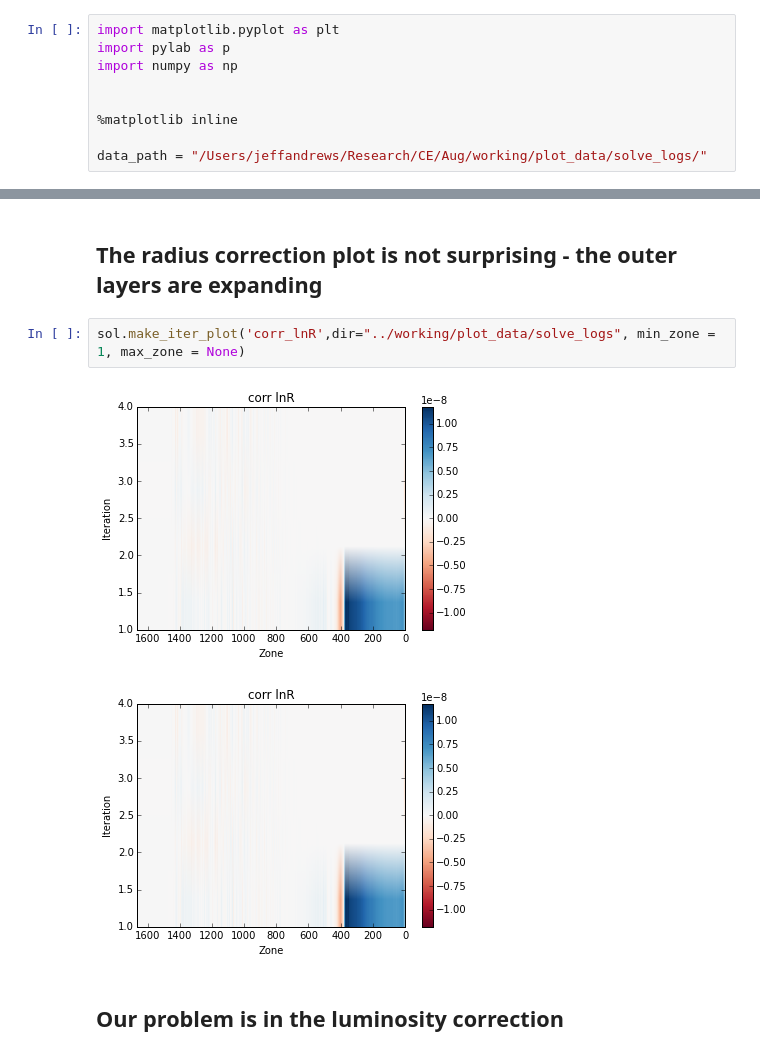
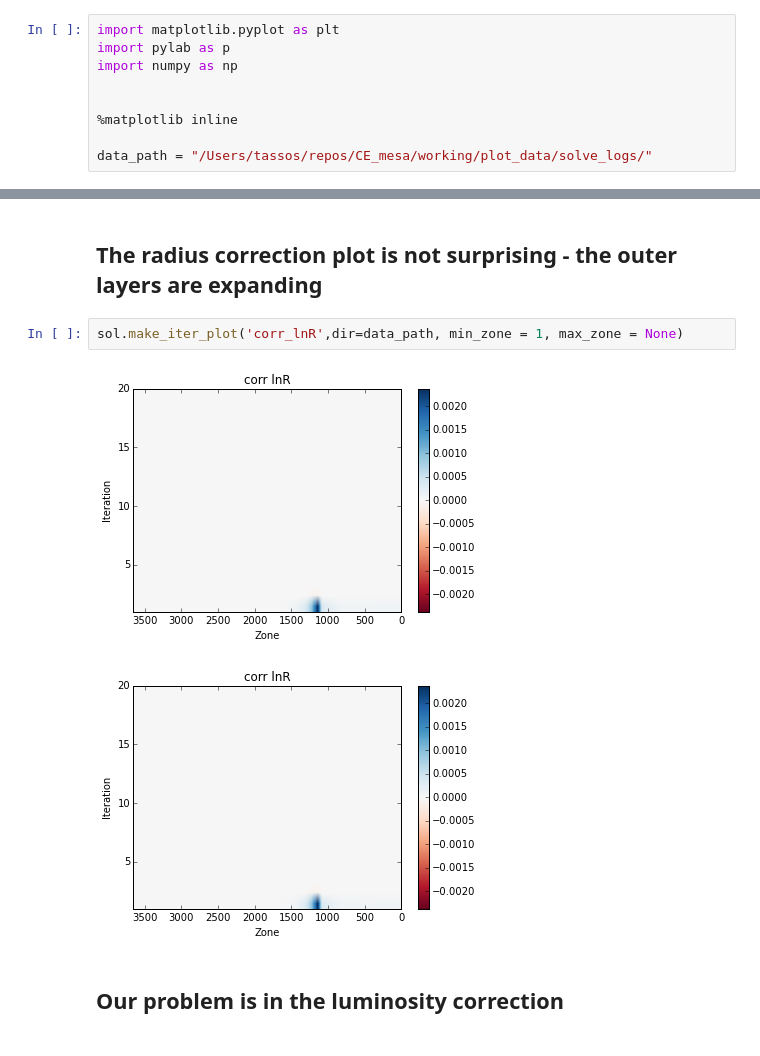
Before and after one commit to JRGarza/CE_mesa, a Jupyter notebook: python_scripts/Debug_hydro.ipynb, the cells around one changed output, grey strips where cells are left out. Drawn from its saved outputs; the diff is of its cells as text.

```diff
--- a/python_scripts/Debug_hydro.ipynb
+++ b/python_scripts/Debug_hydro.ipynb
@@ -8,7 +8,7 @@ import numpy as np
 
 %matplotlib inline
 
-data_path = "/Users/jeffandrews/Research/CE/Aug/working/plot_data/solve_logs/"
+data_path = "/Users/tassos/repos/CE_mesa/working/plot_data/solve_logs/"
 # %%
 import solve_log as sol
 # %% [markdown]
@@ -21,10 +21,10 @@ sol.make_iter_plot('corr_lnT',dir="../working/plot_data/solve_logs", min_zone =
 # %% [markdown]
 ## The radius correction plot is not surprising - the outer layers are expanding
 # %%
-sol.make_iter_plot('corr_lnR',dir="../working/plot_data/solve_logs", min_zone = 1, max_zone = None)
+sol.make_iter_plot('corr_lnR',dir=data_path, min_zone = 1, max_zone = None)
 # %% [output]
-[figure, old version]
+[figure, new version]
-[figure, old version]
+[figure, new version]
 # %% [markdown]
 ## Our problem is in the luminosity correction
 # %%
```
Also changed, not shown: parts of 8 cells of this notebook, 3 other files.
